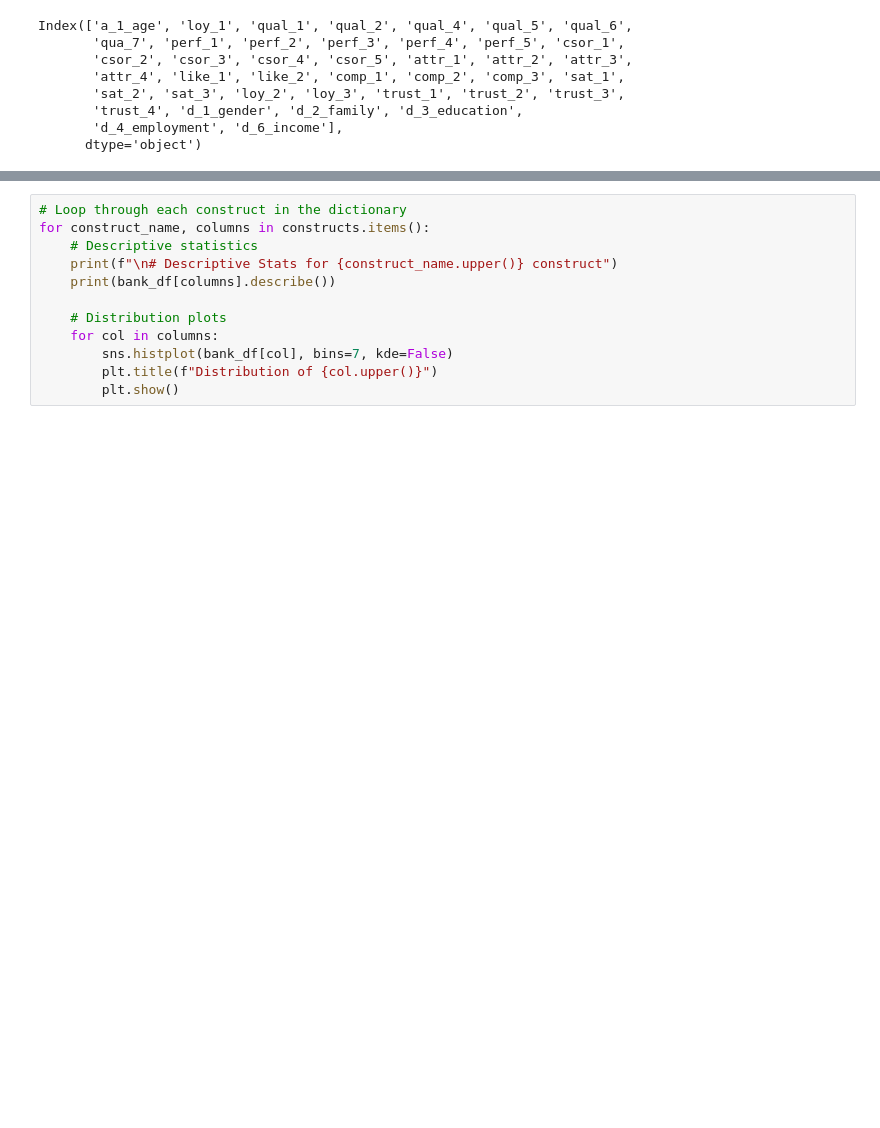
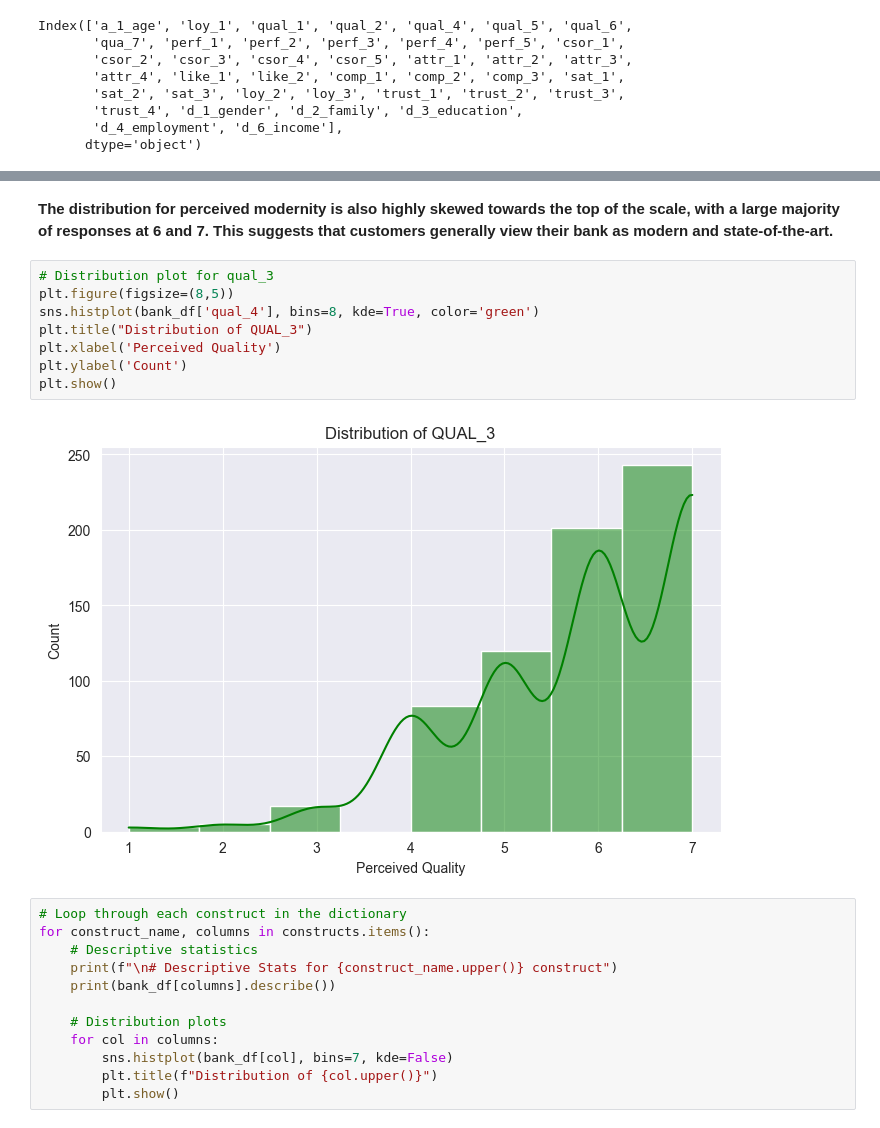
Before and after one commit to Emigbanam/Bank-customer-survey-eda, a Jupyter notebook: Bank Customer Survey - EDA.ipynb, the cells around one changed output, grey strips where cells are left out. Drawn from its saved outputs; the diff is of its cells as text; blank space fills up the shorter version.

```diff
--- a/Bank Customer Survey - EDA.ipynb
+++ b/Bank Customer Survey - EDA.ipynb
@@ -397,3 +444,15 @@ Index(['a_1_age', 'loy_1', 'qual_1', 'qual_2', 'qual_4', 'qual_5', 'qual_6',
+# %% [markdown]
+**The distribution for perceived modernity is also highly skewed towards the top of the scale, with a large majority of responses at 6 and 7. This suggests that customers generally view their bank as modern and state-of-the-art.**
+# %%
+# Distribution plot for qual_3
+plt.figure(figsize=(8,5))
+sns.histplot(bank_df['qual_4'], bins=8, kde=True, color='green')
+plt.title("Distribution of QUAL_3")
+plt.xlabel('Perceived Quality')
+plt.ylabel('Count')
+plt.show()
+# %% [output]
+[figure, added]
 # %%
 # Loop through each construct in the dictionary
 for construct_name, columns in constructs.items():
```
Also changed, not shown: parts of 4 cells of this notebook.
